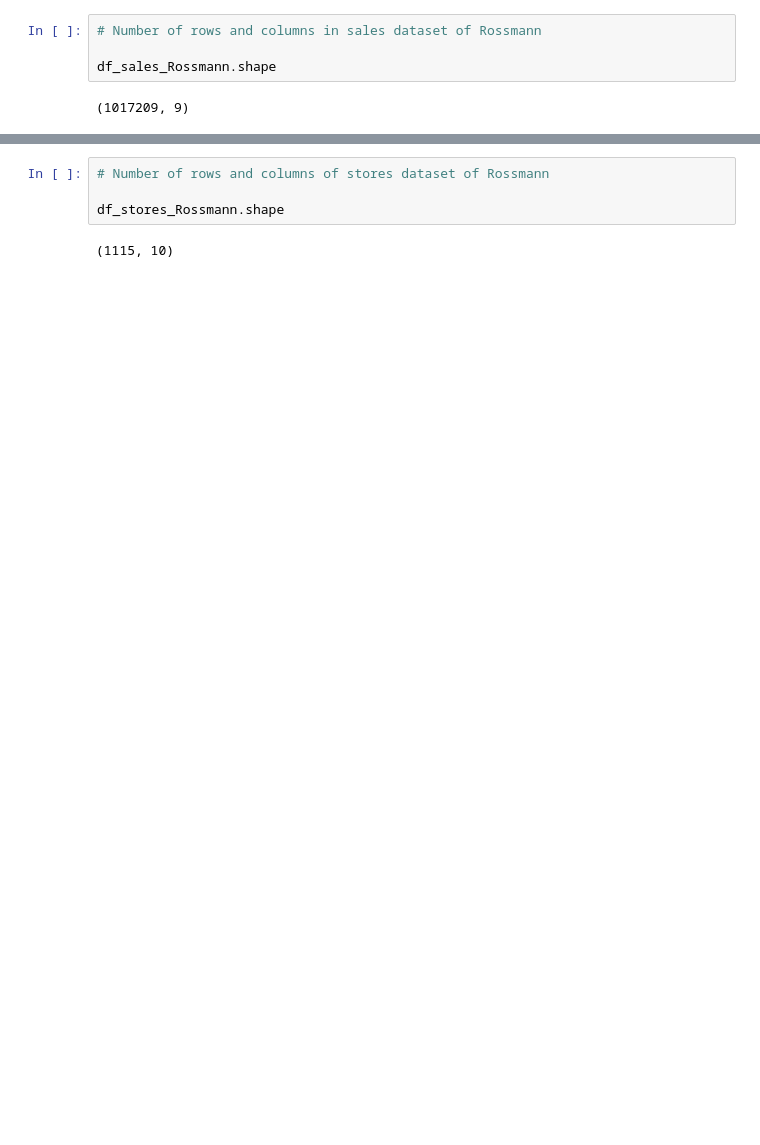
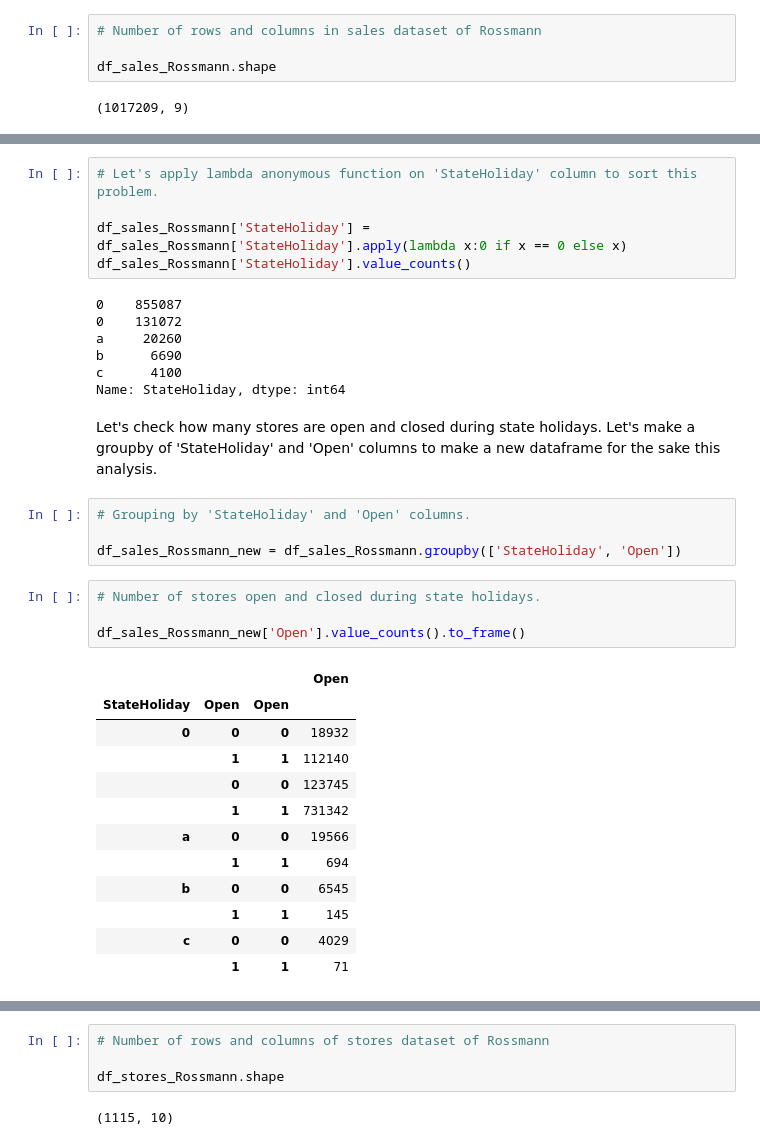
Before and after one commit to saptaksubhra/Regression-ML-Retail-Sales-Prediction-Rossmann, a Jupyter notebook: Rossmann_Sales_Prediction_Final_Notebook_Capstone_Project.ipynb, the cells around one changed output, grey strips where cells are left out. Cells and saved outputs as stored; diff of their text form; blank space fills up the shorter version.

```diff
--- a/Rossmann_Sales_Prediction_Final_Notebook_Capstone_Project.ipynb
+++ b/Rossmann_Sales_Prediction_Final_Notebook_Capstone_Project.ipynb
@@ -139,0 +256,35 @@ df_sales_Rossmann.shape
+# %%
+# Let's apply lambda anonymous function on 'StateHoliday' column to sort this problem.
+
+df_sales_Rossmann['StateHoliday'] = df_sales_Rossmann['StateHoliday'].apply(lambda x:0 if x == 0 else x)
+df_sales_Rossmann['StateHoliday'].value_counts()
+# %% [output]
+0    855087
+0    131072
+a     20260
+b      6690
+c      4100
+Name: StateHoliday, dtype: int64
+# %% [markdown]
+Let's check how many stores are open and closed during state holidays. Let's make a groupby of 'StateHoliday' and 'Open' columns to make a new dataframe for the sake this analysis.
+# %%
+# Grouping by 'StateHoliday' and 'Open' columns.
+
+df_sales_Rossmann_new = df_sales_Rossmann.groupby(['StateHoliday', 'Open'])
+# %%
+# Number of stores open and closed during state holidays.
+
+df_sales_Rossmann_new['Open'].value_counts().to_frame()
+# %% [output]
+|  |  |  | Open |
+| StateHoliday | Open | Open |  |
+| 0 | 0 | 0 | 18932 |
+|  | 1 | 1 | 112140 |
+|  | 0 | 0 | 123745 |
+|  | 1 | 1 | 731342 |
+| a | 0 | 0 | 19566 |
+|  | 1 | 1 | 694 |
+| b | 0 | 0 | 6545 |
+|  | 1 | 1 | 145 |
+| c | 0 | 0 | 4029 |
+|  | 1 | 1 | 71 |
```
Also changed, not shown: parts of 55 cells of this notebook.
